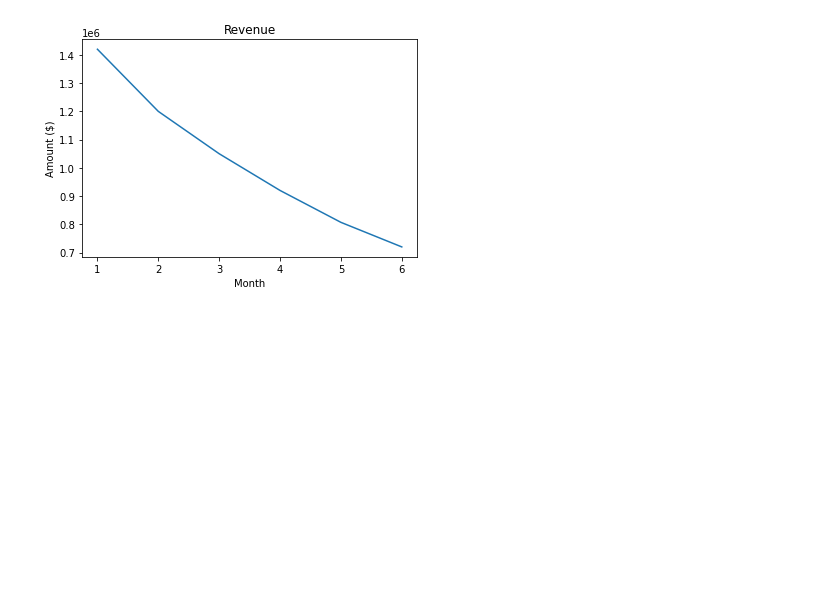
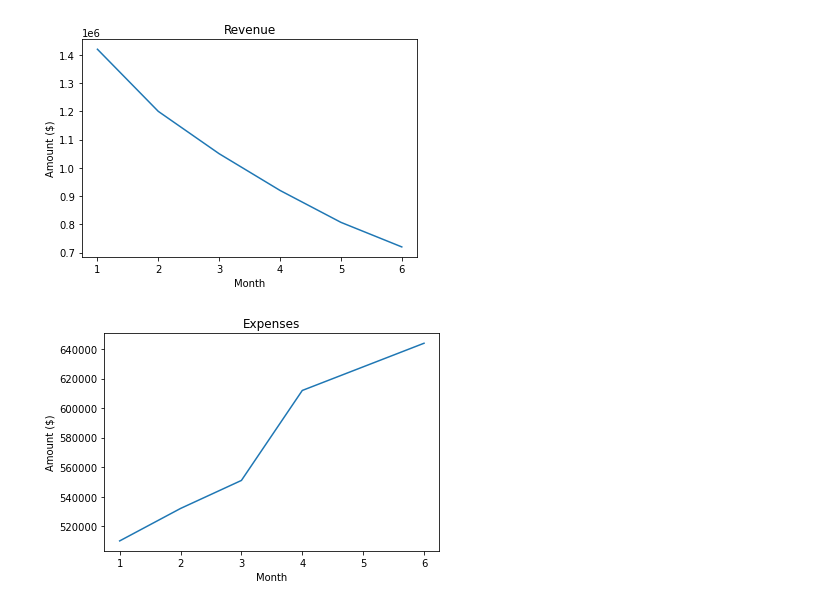
Before and after one commit to joeelorm/Data_Science, a Jupyter notebook: Projects/Start Up Transformation.ipynb, the cells around one changed output. Saved outputs shown, nothing was run; the diff lists cells and outputs as text; code cells hidden in the pictures; blank space fills up the shorter version.

```diff
--- a/Projects/Start Up Transformation.ipynb
+++ b/Projects/Start Up Transformation.ipynb
@@ -51,3 +51,12 @@ plt.title('Revenue')
 plt.show()
 # %% [output]
 [figure]
+# %%
+#plot of expenses over the past six months
+plt.plot(month, expenses)
+plt.xlabel('Month')
+plt.ylabel('Amount ($)')
+plt.title('Expenses')
+plt.show()
+# %% [output]
+[figure, added]
```
Also changed, not shown: parts of 8 cells of this notebook.
